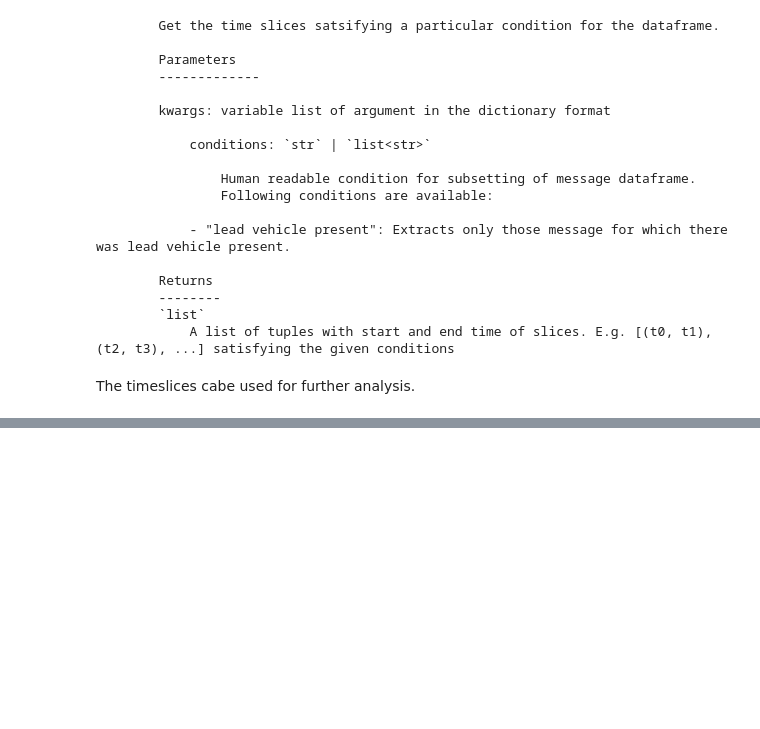
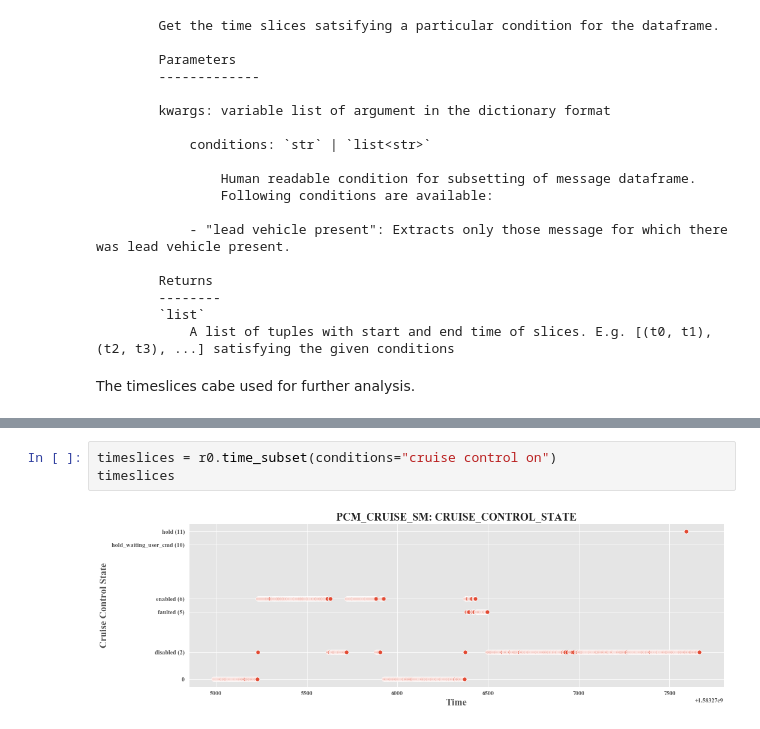
Before and after one commit to jmscslgroup/strym, a Jupyter notebook: notebook/Dataframe subsetting and slicing.ipynb, the cells around one changed output, grey strips where cells are left out. Saved outputs shown, nothing was run; the diff lists cells and outputs as text; blank space fills up the shorter version.

```diff
--- a/notebook/Dataframe subsetting and slicing.ipynb
+++ b/notebook/Dataframe subsetting and slicing.ipynb
@@ -154,0 +216,5 @@ timeslices
+# %%
+timeslices = r0.time_subset(conditions="cruise control on")
+timeslices
+# %% [output]
+[figure, added]
```
Also changed, not shown: parts of 14 cells of this notebook.
